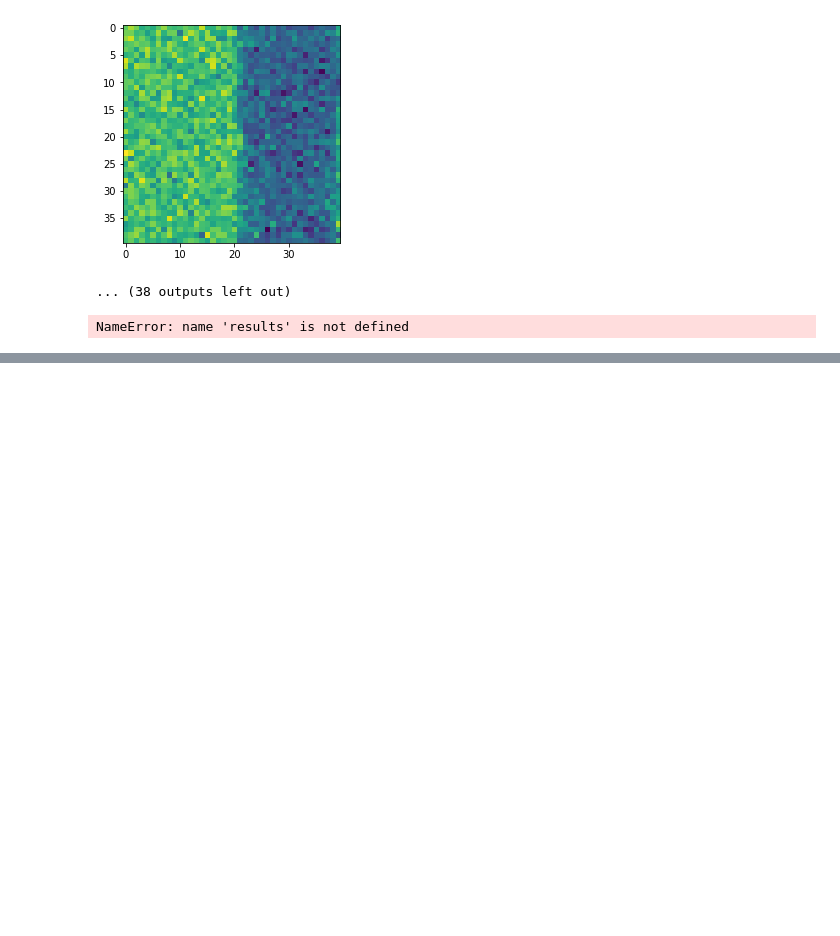
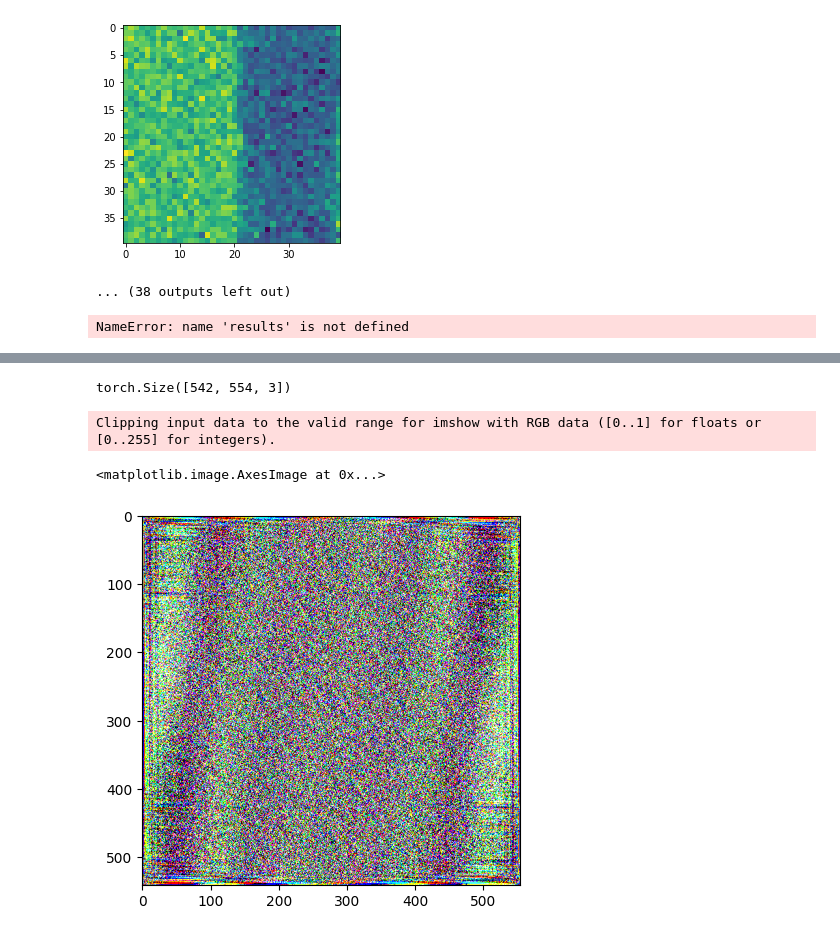
Before and after one commit to lacykaltgr/hvae, a Jupyter notebook: eval_notebooks/tdvae_mei.ipynb, the cells around one changed output, grey strips where cells are left out. Cells and saved outputs as stored; diff of their text form; code cells hidden in the pictures; blank space fills up the shorter version.

```diff
--- a/eval_notebooks/tdvae_mei.ipynb
+++ b/eval_notebooks/tdvae_mei.ipynb
@@ -548,0 +578,14 @@ NameError: name 'results' is not defined
+# %%
+f = torch.real(torch.fft.fft2(torch.tensor(np.array(image)), dim=(0, 1)))
+# %%
+f = f[..., 0:3]
+# %%
+f.shape
+# %% [output]
+torch.Size([542, 554, 3])
+# %%
+imshow(f)
+# %% [output]
+Clipping input data to the valid range for imshow with RGB data ([0..1] for floats or [0..255] for integers).
+<matplotlib.image.AxesImage at 0x...>
+[figure, added]
```
Also changed, not shown: parts of 11 cells of this notebook, 33 other files.
